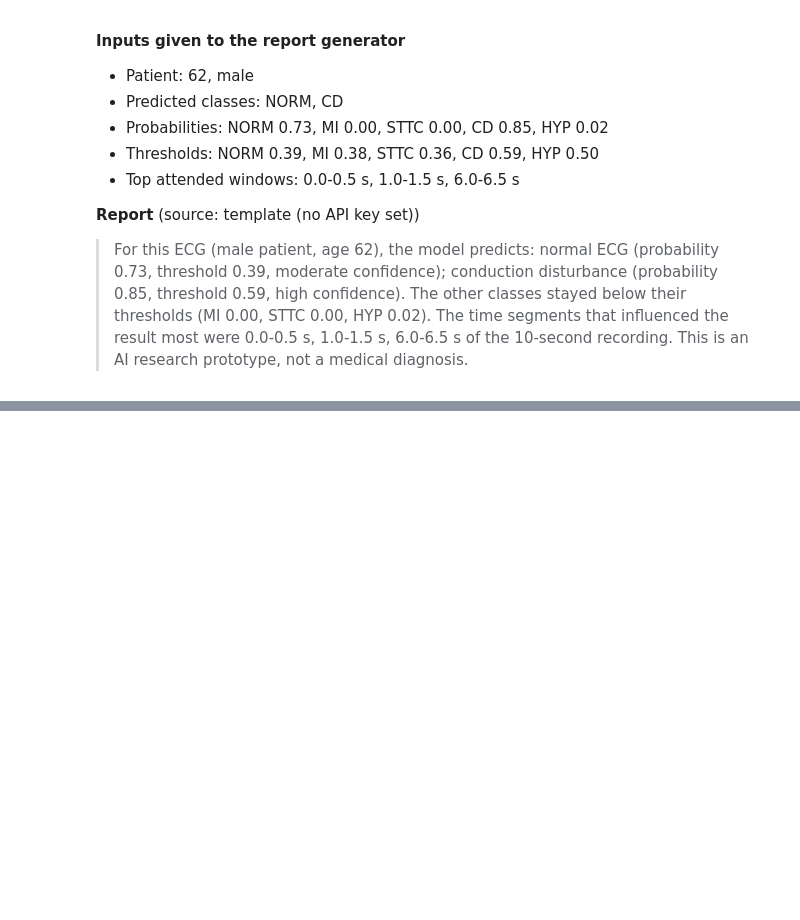
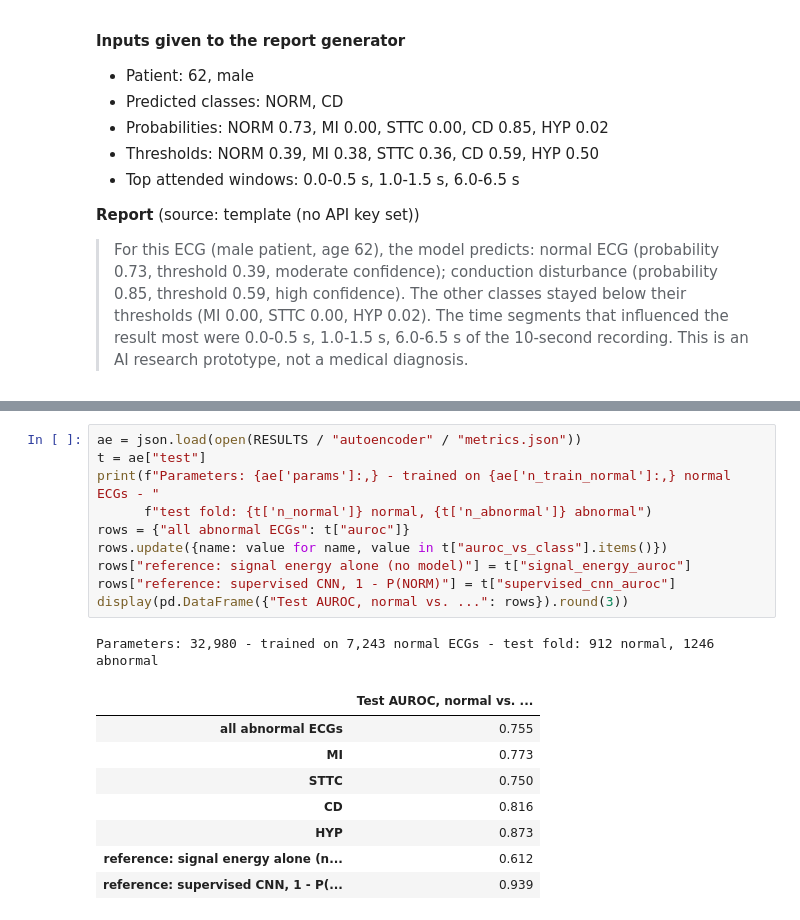
Before and after one commit to phupaqazzaq/Trial_Project_ECG, a Jupyter notebook: notebooks/presentation.ipynb, the cells around one changed output, grey strips where cells are left out. Drawn from its saved outputs; the diff is of its cells as text; blank space fills up the shorter version.

Commit message:
Milestone 8: autoencoder anomaly detection (test AUROC 0.755 normal vs. abnormal)
Co-Authored-By: Claude Fable 5.2 <noreply@anthropic.com>

```diff
--- a/notebooks/presentation.ipynb
+++ b/notebooks/presentation.ipynb
@@ -316,0 +325,20 @@ Model: `hybrid`. Each report is generated only from the inputs listed above it.
+# %%
+ae = json.load(open(RESULTS / "autoencoder" / "metrics.json"))
+t = ae["test"]
+print(f"Parameters: {ae['params']:,} - trained on {ae['n_train_normal']:,} normal ECGs - "
+      f"test fold: {t['n_normal']} normal, {t['n_abnormal']} abnormal")
+rows = {"all abnormal ECGs": t["auroc"]}
+rows.update({name: value for name, value in t["auroc_vs_class"].items()})
+rows["reference: signal energy alone (no model)"] = t["signal_energy_auroc"]
+rows["reference: supervised CNN, 1 - P(NORM)"] = t["supervised_cnn_auroc"]
+display(pd.DataFrame({"Test AUROC, normal vs. ...": rows}).round(3))
+# %% [output]
+Parameters: 32,980 - trained on 7,243 normal ECGs - test fold: 912 normal, 1246 abnormal
+|  | Test AUROC, normal vs. ... |
+| all abnormal ECGs | 0.755 |
+| MI | 0.773 |
+| STTC | 0.750 |
+| CD | 0.816 |
+| HYP | 0.873 |
+| reference: signal energy alone (n... | 0.612 |
+| reference: supervised CNN, 1 - P(... | 0.939 |
```
Also changed, not shown: parts of 4 cells of this notebook, 13 other files.
